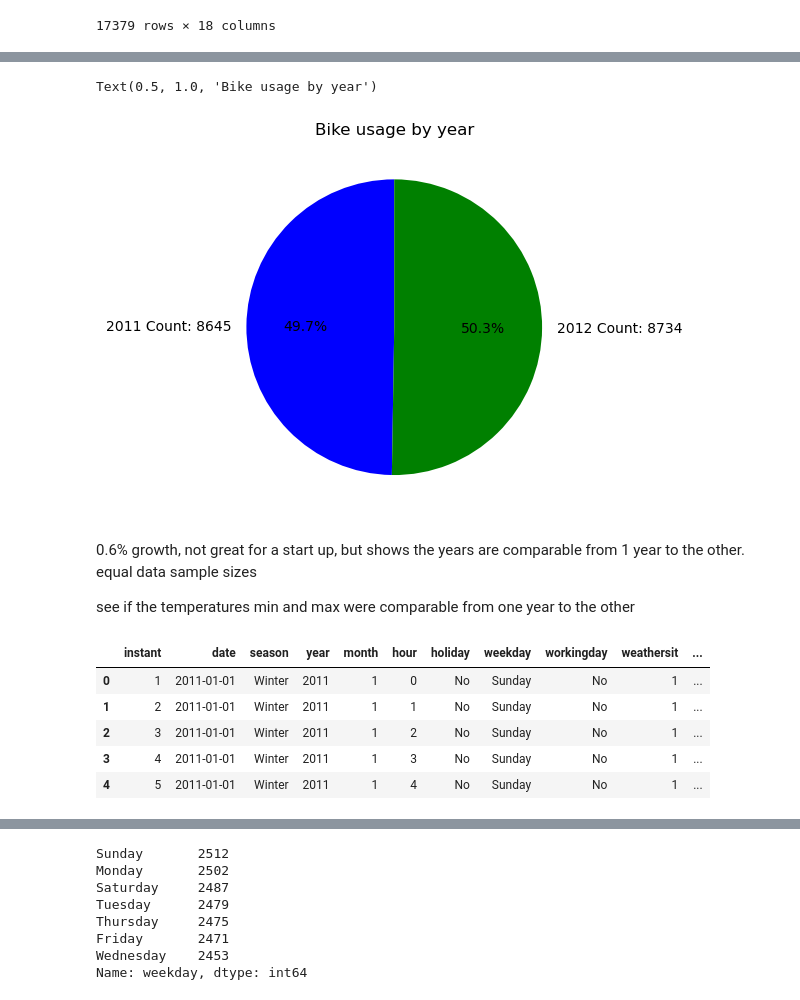
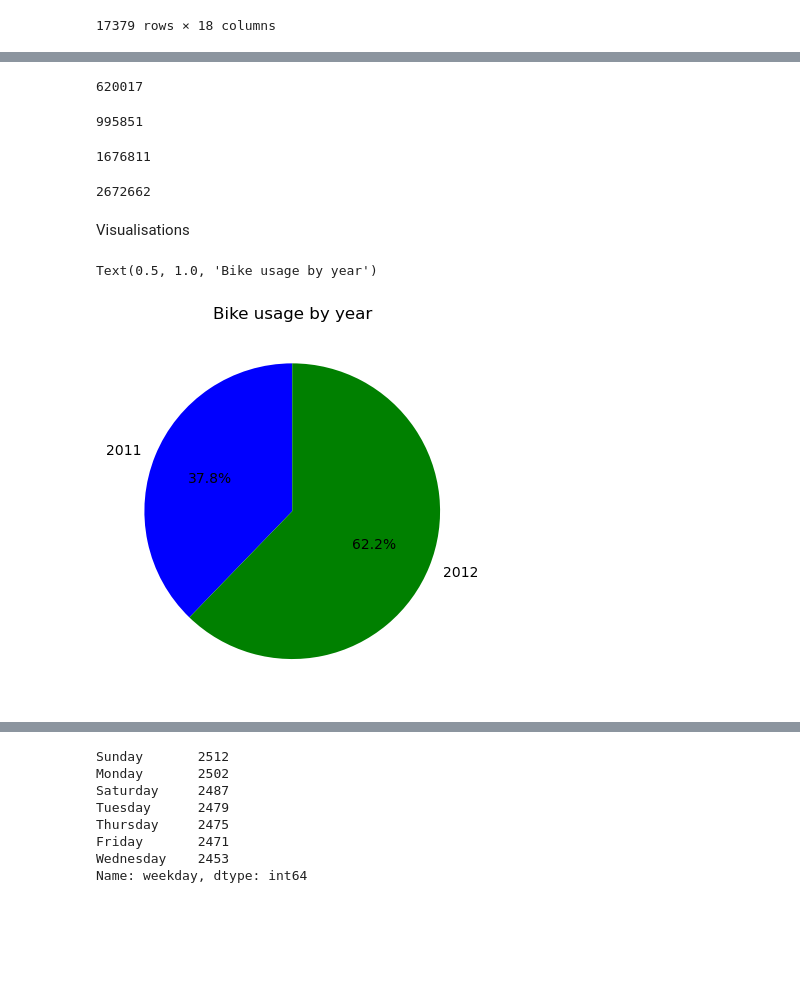
Before and after one commit to MiriamHerrmann/Bike-EDA, a Jupyter notebook: bike_eda.ipynb, the cells around one changed output, grey strips where cells are left out. Drawn from its saved outputs; the diff is of its cells as text; code cells hidden in the pictures; blank space fills up the shorter version.

```diff
--- a/bike_eda.ipynb
+++ b/bike_eda.ipynb
@@ -286,27 +310,34 @@ you need to add up bike total for each year.
+# %%
+hd['casual'].sum()
+# %% [output]
+620017
+# %%
+#sum of registered bikes used in 2011
+hd.loc[hd['year'] == '2011', 'registered'].sum()
+# %% [output]
+995851
+# %%
+#sum of registered bikes used in 2012
+hd.loc[hd['year'] == '2012', 'registered'].sum()
+# %% [output]
+1676811
+# %%
+hd['registered'].sum()
+# %% [output]
+2672662
+# %% [markdown]
+Visualisations
 # %%
-#pie chart years
-#df.loc
-year_2011 = 8645
-year_2012 = 8734
+#pie chart
+#total number of bikes used by years
+year_2011 = 1243103
+year_2012 = 2049576
 
-labels = ['2011 Count: 8645', '2012 Count: 8734']
+labels = ['2011', '2012']
 sizes = [year_2011, year_2012]
 colors = ['blue', 'green']
 plt.pie(sizes, labels=labels, colors=colors, autopct='%1.1f%%', startangle=90)
 plt.title('Bike usage by year')
 # %% [output]
 Text(0.5, 1.0, 'Bike usage by year')
-[figure, old version]
+[figure, new version]
-# %% [markdown]
-0.6% growth, not great for a start up, but shows the years are comparable from 1 year to the other. equal data sample sizes
-
-see if the temperatures min and max were comparable from one year to the other
-# %%
-hd.head()
-# %% [output]
-|  | instant | date | season | year | month | hour | holiday | weekday | workingday | weathersit | ... |
-| 0 | 1 | 2011-01-01 | Winter | 2011 | 1 | 0 | No | Sunday | No | 1 | ... |
-| 1 | 2 | 2011-01-01 | Winter | 2011 | 1 | 1 | No | Sunday | No | 1 | ... |
-| 2 | 3 | 2011-01-01 | Winter | 2011 | 1 | 2 | No | Sunday | No | 1 | ... |
-| 3 | 4 | 2011-01-01 | Winter | 2011 | 1 | 3 | No | Sunday | No | 1 | ... |
-| 4 | 5 | 2011-01-01 | Winter | 2011 | 1 | 4 | No | Sunday | No | 1 | ... |
```
Also changed, not shown: parts of 27 cells of this notebook.
